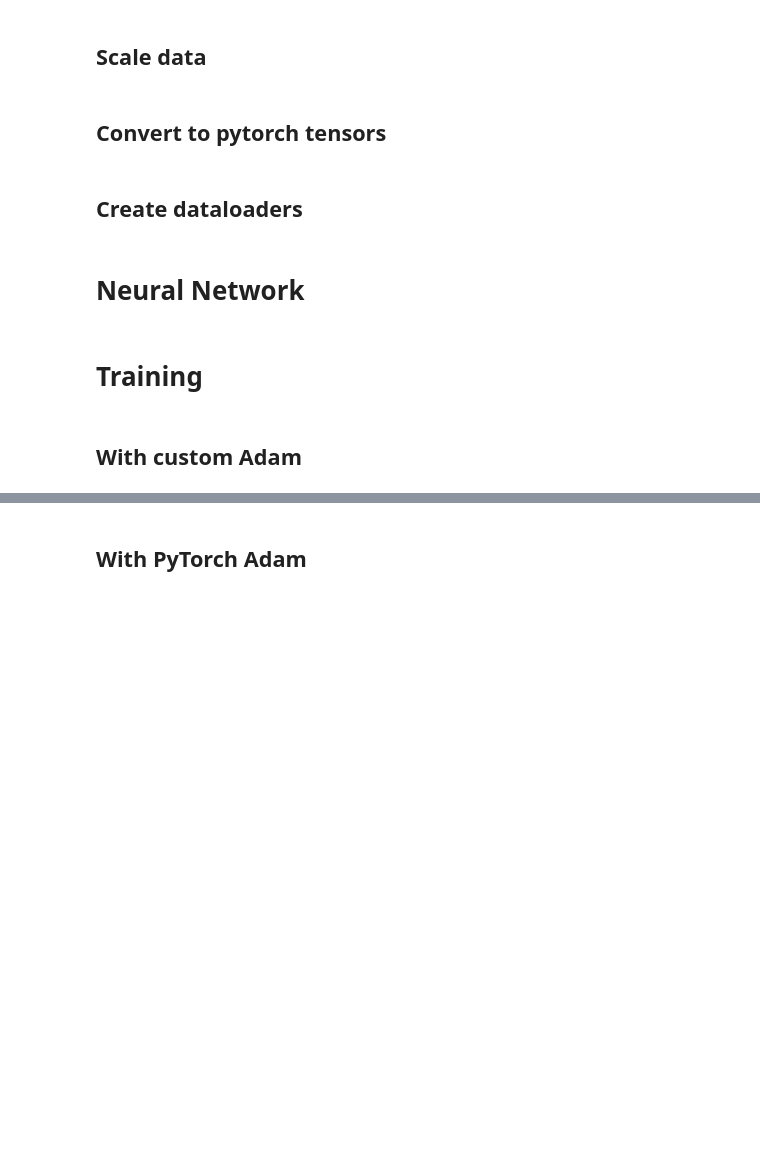
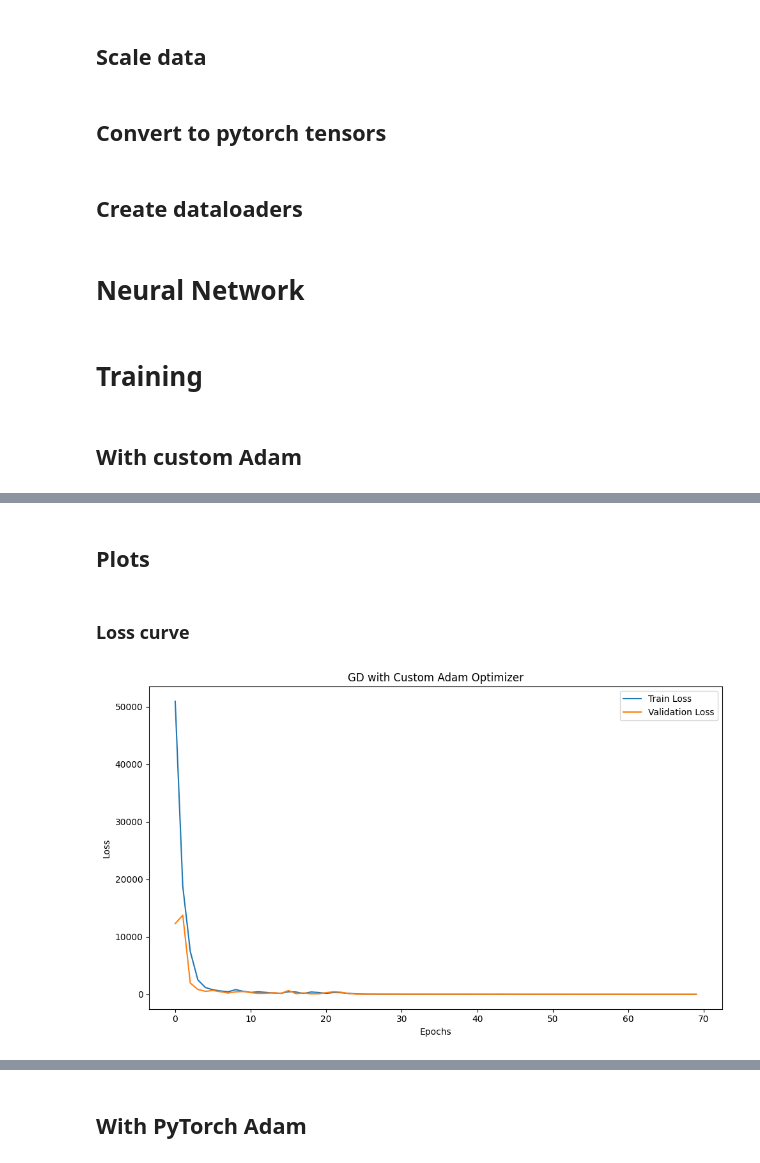
Before and after one commit to ShambaC/Deep-Learning-Lab-AI69202, a Jupyter notebook: Class 4/25AI92F02_Assignment4.ipynb, the cells around one changed output, grey strips where cells are left out. Cells and saved outputs as stored; diff of their text form; code cells hidden in the pictures; blank space fills up the shorter version.

```diff
--- a/Class 4/25AI92F02_Assignment4.ipynb
+++ b/Class 4/25AI92F02_Assignment4.ipynb
@@ -347,0 +317,20 @@ class AdamOptimizer(Optimizer):
+# %%
+# Initialize the model
+net = DigitsNet()
+net = net.to(device)
+
+learning_rate = 1e-1
+optimizer = AdamOptimizer(net.parameters(), lr=learning_rate)
+
+# Train the model with different learning rates and store the results
+
+train_loss, val_loss, r2, mse, all_preds, all_labels = train_and_evaluate_regression(net, learning_rate, trainloader, valloader, testloader, optimizer, epochs=70)
+result = {
+    'train_loss': train_loss,
+    'val_loss': val_loss,
+    'r2_score': r2,
+    'mse': mse
+}
+
+print(f'Final R2 Score on Test Set with custom adam: {result["r2_score"]:.4f}')
+print(f'Final MSE on Test Set with custom adam: {result["mse"]:.4f}')
@@ -347,0 +349,19 @@ class AdamOptimizer(Optimizer):
+# %% [markdown]
+## Plots
+# %% [markdown]
+### Loss curve
+# %%
+# Visualization
+plt.figure(figsize=(10, 6))
+plt.title('GD with Custom Adam Optimizer')
+
+plt.plot(result['train_loss'], label=f'Train Loss')
+plt.plot(result['val_loss'], label=f'Validation Loss')
+
+plt.xlabel('Epochs')
+plt.ylabel('Loss')
+plt.legend()
+plt.tight_layout()
+plt.show()
+# %% [output]
+[figure, added]
```
Also changed, not shown: parts of 14 cells of this notebook.
